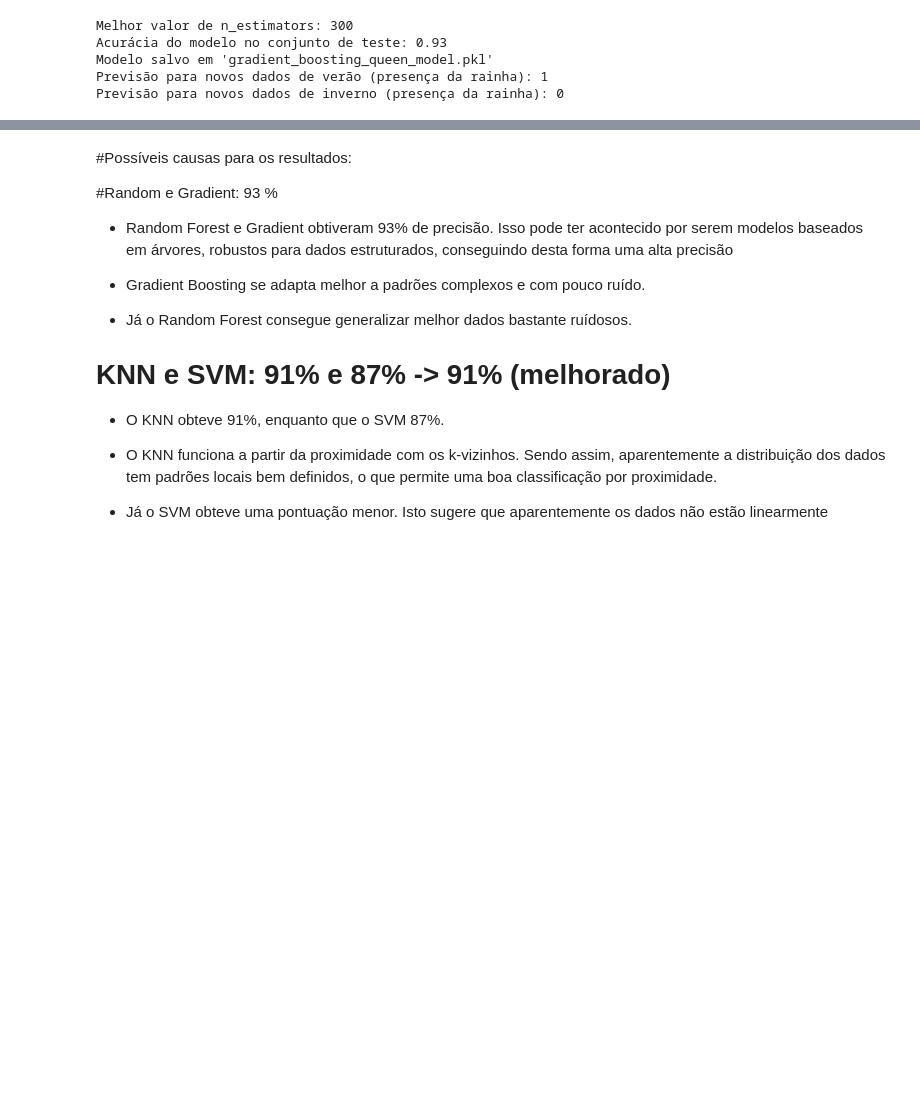
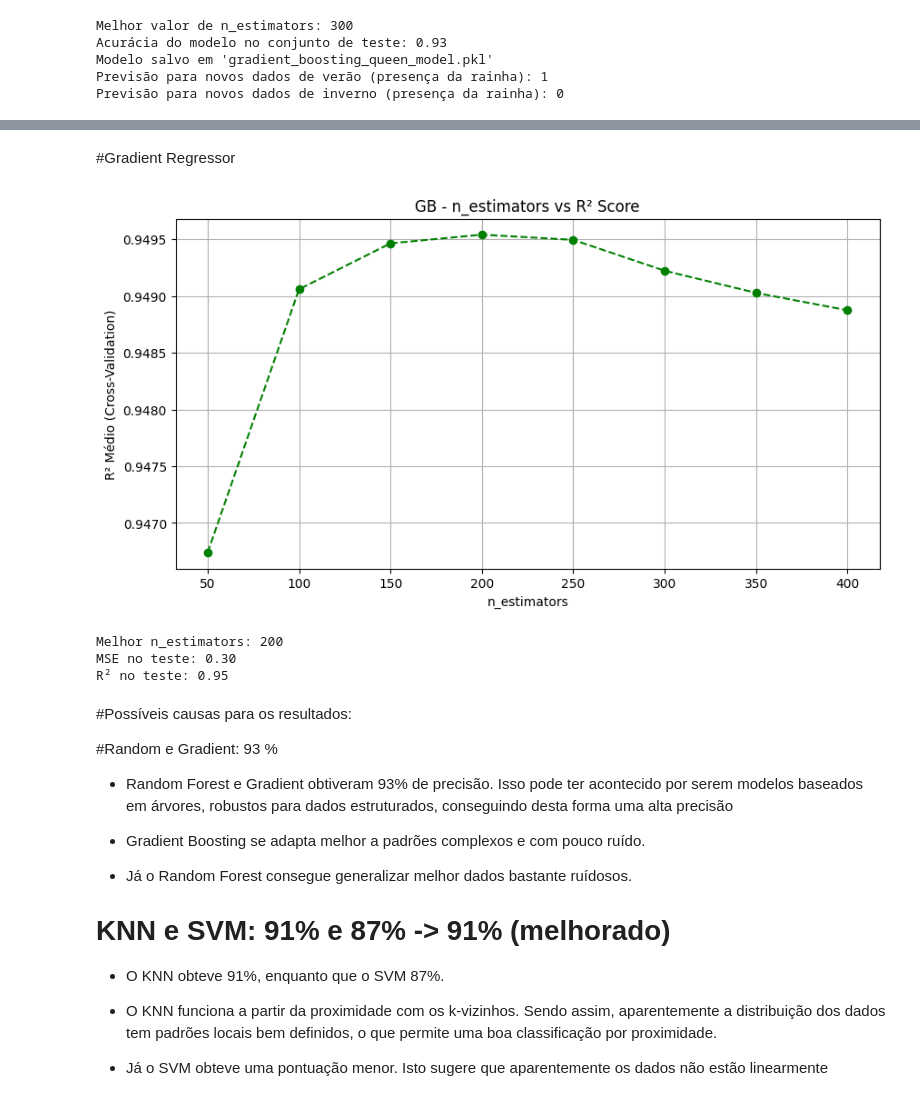
Before and after one commit to matheusbuenowb/Data-Mining-Bee-Colony, a Jupyter notebook: Atividade_IC.ipynb, the cells around one changed output, grey strips where cells are left out. Saved outputs shown, nothing was run; the diff lists cells and outputs as text; code cells hidden in the pictures; blank space fills up the shorter version.

```diff
--- a/Atividade_IC.ipynb
+++ b/Atividade_IC.ipynb
@@ -322,3 +457,35 @@ Previsão para novos dados de inverno (presença da rainha): 0
+# %% [markdown]
+#Gradient Regressor
+# %%
+from sklearn.ensemble import GradientBoostingRegressor
+
+# Testando diferentes valores de n_estimators
+n_estimators_values = range(50, 401, 50)
+r2_scores = []
+
+for n in n_estimators_values:
+    model = GradientBoostingRegressor(n_estimators=n, random_state=42)
+    scores = cross_val_score(model, X_train, y_train, cv=5, scoring='r2')
+    r2_scores.append(scores.mean())
+
+
+plotValuesRegressor('n_estimators', 'GB - n_estimators vs R² Score',
+                    n_estimators_values, r2_scores, 'linear')
+
+
+# Melhor n_estimators
+best_n = n_estimators_values[r2_scores.index(max(r2_scores))]
+print(f"Melhor n_estimators: {best_n}")
+
+# Treinando e avaliando
+model = GradientBoostingRegressor(n_estimators=best_n, random_state=42)
+
+trainModelRegressor(model, 'gradient_regressor_model.pkl')
+# %% [output]
+[figure, added]
+Melhor n_estimators: 200
+MSE no teste: 0.30
+R² no teste: 0.95
 # %% [markdown]
 #Possíveis causas para os resultados:
 
```
Also changed, not shown: parts of 12 cells of this notebook.
